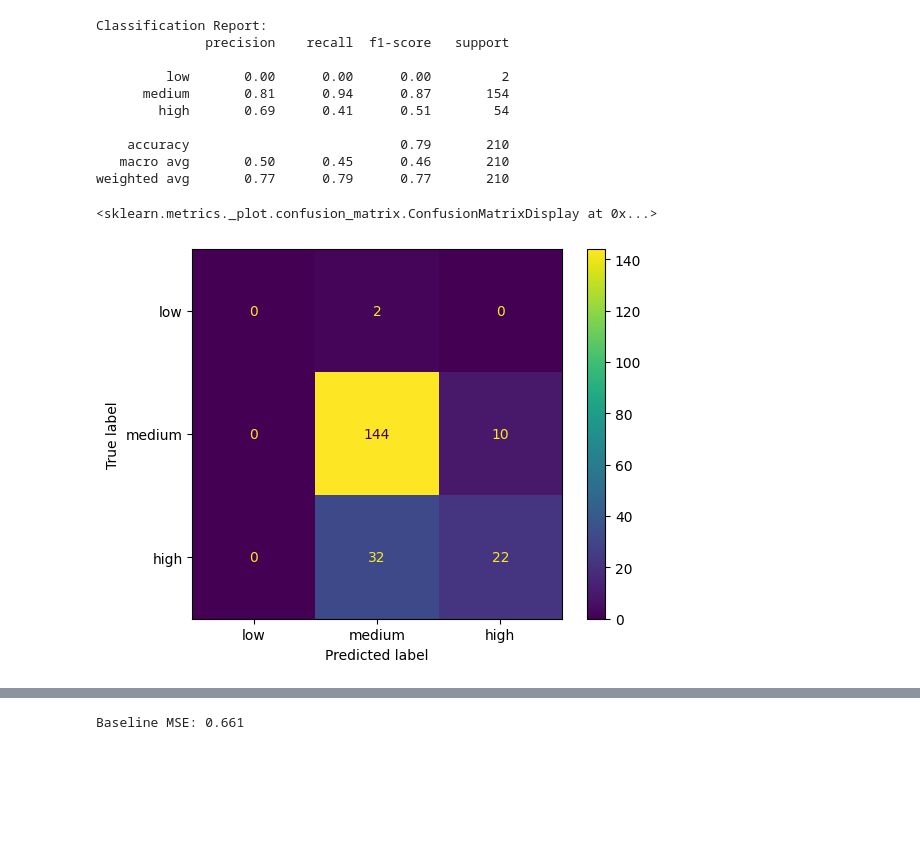
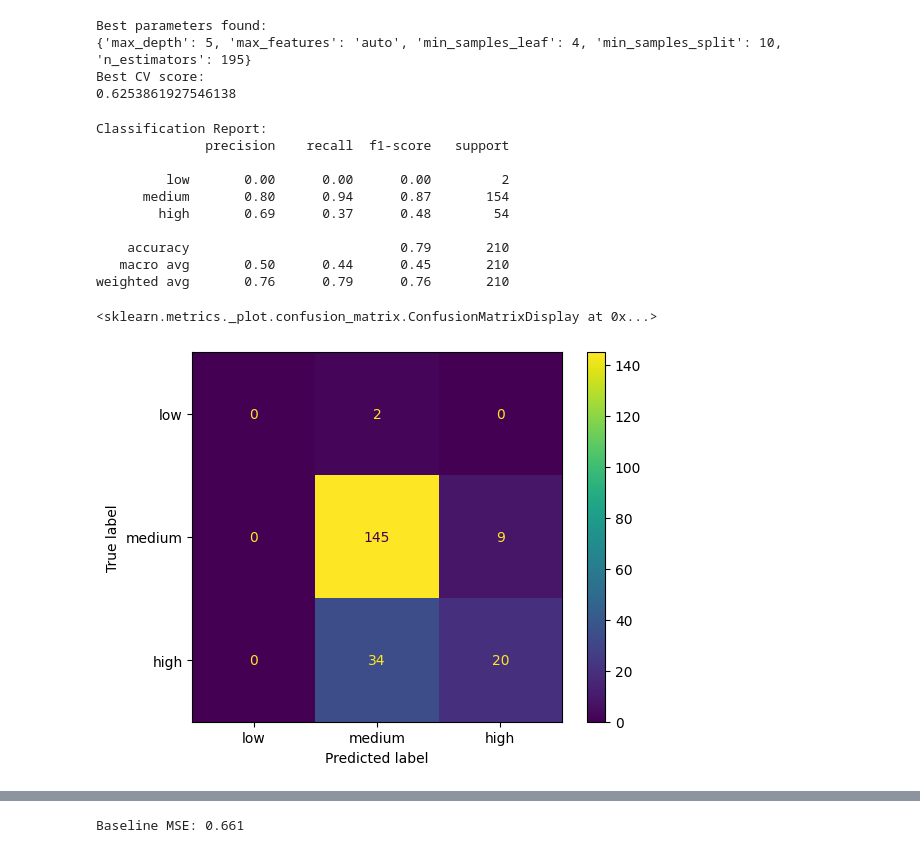
Before and after one commit to Bobjeslol/DM-assignment1, a Jupyter notebook: instance_classification.ipynb, the cells around one changed output, grey strips where cells are left out. Cells and saved outputs as stored; diff of their text form; code cells hidden in the pictures; blank space fills up the shorter version.

```diff
--- a/instance_classification.ipynb
+++ b/instance_classification.ipynb
@@ -9,4 +10,5 @@ import numpy as np
 # %%
+#Classification
 df = pd.read_csv("instance_dataset.csv")
 
 def mood_to_label(mood):
@@ -30,25 +32,62 @@ X_train, X_test, y_train, y_test = train_test_split(
     random_state=42
 )
 
-rf = RandomForestClassifier(n_estimators=100, random_state=42)
-rf.fit(X_train, y_train)
 
-y_pred = rf.predict(X_test)
-label_order = ["low", "medium", "high"]
-print("\nClassification Report:")
-print(classification_report(y_test, y_pred, labels=label_order))
-ConfusionMatrixDisplay.from_predictions(y_test, y_pred, labels=label_order)
+param_dist = {
+    'n_estimators': randint(100, 300),           # Number of trees
+    'max_depth': [None] + list(range(5, 30, 5)), # Max tree depth
+    'min_samples_split': [2, 5, 10],             # Min samples to split a node
+    'min_samples_leaf': [1, 2, 4],               # Min samples in a leaf
+    'max_features': ['auto', 'sqrt', 'log2']     # Number of features per split
+}
+
+rf = RandomForestClassifier(random_state=42)
+
+search = RandomizedSearchCV(rf, param_distributions=param_dist,
+                            n_iter=50, cv=5,
+                            scoring='accuracy',
+                            random_state=42, n_jobs=-1)
+
+search.fit(X, y)
+
+print("Best parameters found:")
+print(search.best_params_)
+
+print("Best CV score:")
+print(search.best_score_)
 # %% [output]
-Classification Report:
-              precision    recall  f1-score   support
-
-         low       0.00      0.00      0.00         2
-      medium       0.81      0.94      0.87       154
-        high       0.69      0.41      0.51        54
-
-    accuracy                           0.79       210
-   macro avg       0.50      0.45      0.46       210
-weighted avg       0.77      0.79      0.77       210
+Best parameters found:
+{'max_depth': 5, 'max_features': 'auto', 'min_samples_leaf': 4, 'min_samples_split': 10, 'n_estimators': 195}
+Best CV score:
+0.6253861927546138
-<sklearn.metrics._plot.confusion_matrix.ConfusionMatrixDisplay at 0x...>
-[figure, removed]
+# %%
+best_rf = RandomForestClassifier(
+    n_estimators=195,
+    max_depth=5,
+    max_features='auto',
+    min_samples_leaf=4,
+    min_samples_split=10,
+    random_state=42
+)
+
+best_rf.fit(X_train, y_train)
+y_pred = best_rf.predict(X_test)
+
+label_order = ["low", "medium", "high"]
+print("\nClassification Report:")
+print(classification_report(y_test, y_pred, labels=label_order))
+ConfusionMatrixDisplay.from_predictions(y_test, y_pred, labels=label_order)
+# %% [output]
+Classification Report:
+              precision    recall  f1-score   support
+
+         low       0.00      0.00      0.00         2
+      medium       0.80      0.94      0.87       154
+        high       0.69      0.37      0.48        54
+
+    accuracy                           0.79       210
+   macro avg       0.50      0.44      0.45       210
+weighted avg       0.76      0.79      0.76       210
+<sklearn.metrics._plot.confusion_matrix.ConfusionMatrixDisplay at 0x...>
+[figure, added]
 # %%
```
Also changed, not shown: parts of 4 cells of this notebook, 1 other file.
